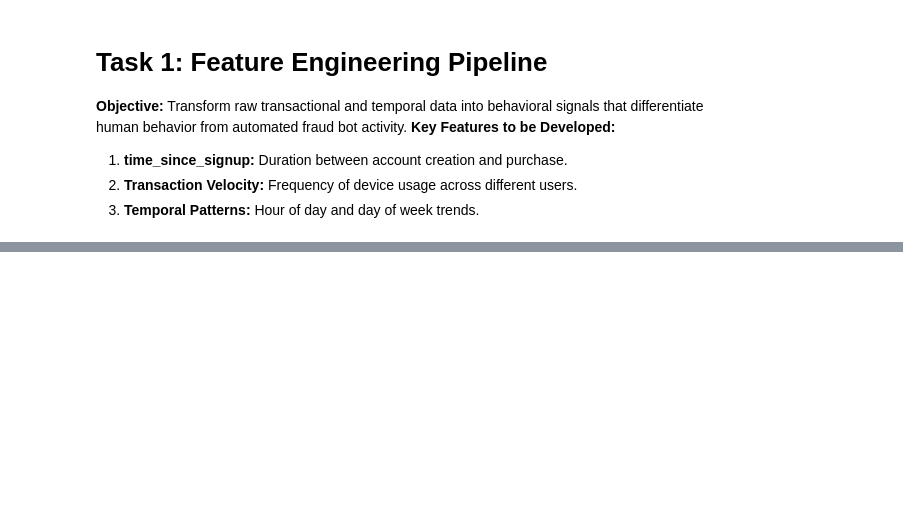
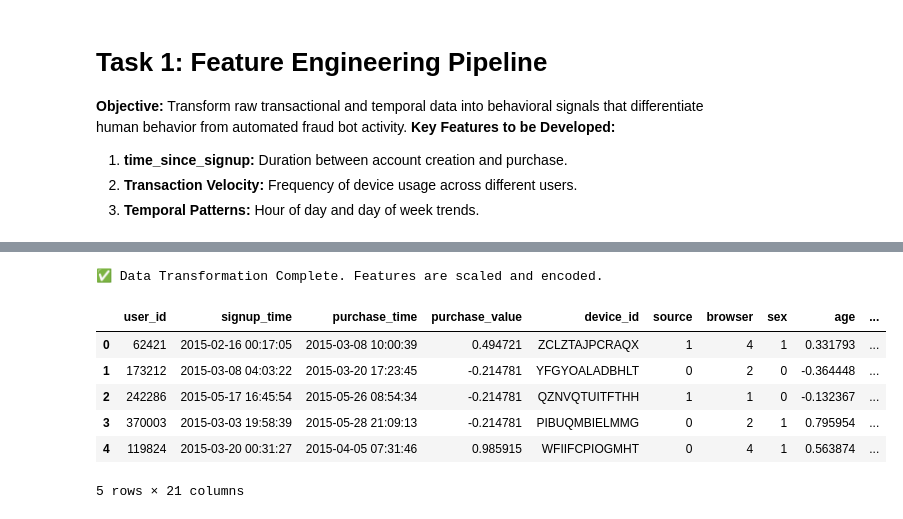
Before and after one commit to bethelhemf/fraud-detection, a Jupyter notebook: notebooks/feature-engineering.ipynb, the cells around one changed output, grey strips where cells are left out. Saved outputs shown, nothing was run; the diff lists cells and outputs as text; code cells hidden in the pictures; blank space fills up the shorter version.

```diff
--- a/notebooks/feature-engineering.ipynb
+++ b/notebooks/feature-engineering.ipynb
@@ -52,0 +75,25 @@ print("Temporal signals engineered.")
+# %%
+# Normalization and Encoding
+from sklearn.preprocessing import StandardScaler
+
+# Initialize Preprocessor for final encoding
+preprocessor = FraudPreprocessor()
+df_cleaned = preprocessor.clean_data(merged_df)
+df_encoded = preprocessor.encode_categories(df_cleaned)
+
+# Scaling Numerical features
+scaler = StandardScaler()
+num_cols = ['purchase_value', 'age', 'time_since_signup', 'user_per_device', 'hour_of_day']
+df_encoded[num_cols] = scaler.fit_transform(df_encoded[num_cols])
+
+print("✅ Data Transformation Complete. Features are scaled and encoded.")
+display(df_encoded.head())
+# %% [output]
+✅ Data Transformation Complete. Features are scaled and encoded.
+|  | user_id | signup_time | purchase_time | purchase_value | device_id | source | browser | sex | age | ... |
+| 0 | 62421 | 2015-02-16 00:17:05 | 2015-03-08 10:00:39 | 0.494721 | ZCLZTAJPCRAQX | 1 | 4 | 1 | 0.331793 | ... |
+| 1 | 173212 | 2015-03-08 04:03:22 | 2015-03-20 17:23:45 | -0.214781 | YFGYOALADBHLT | 0 | 2 | 0 | -0.364448 | ... |
+| 2 | 242286 | 2015-05-17 16:45:54 | 2015-05-26 08:54:34 | -0.214781 | QZNVQTUITFTHH | 1 | 1 | 0 | -0.132367 | ... |
+| 3 | 370003 | 2015-03-03 19:58:39 | 2015-05-28 21:09:13 | -0.214781 | PIBUQMBIELMMG | 0 | 2 | 1 | 0.795954 | ... |
+| 4 | 119824 | 2015-03-20 00:31:27 | 2015-04-05 07:31:46 | 0.985915 | WFIIFCPIOGMHT | 0 | 4 | 1 | 0.563874 | ... |
+5 rows × 21 columns
```
Also changed, not shown: parts of 6 cells of this notebook.
